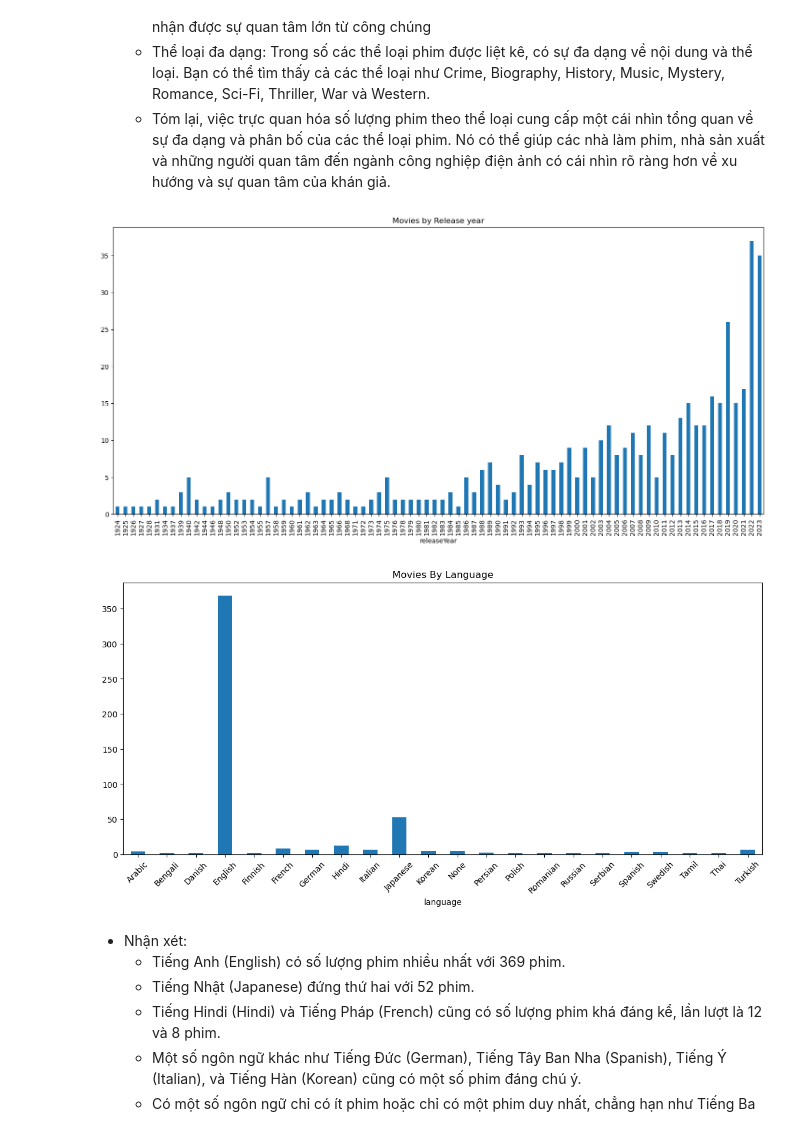
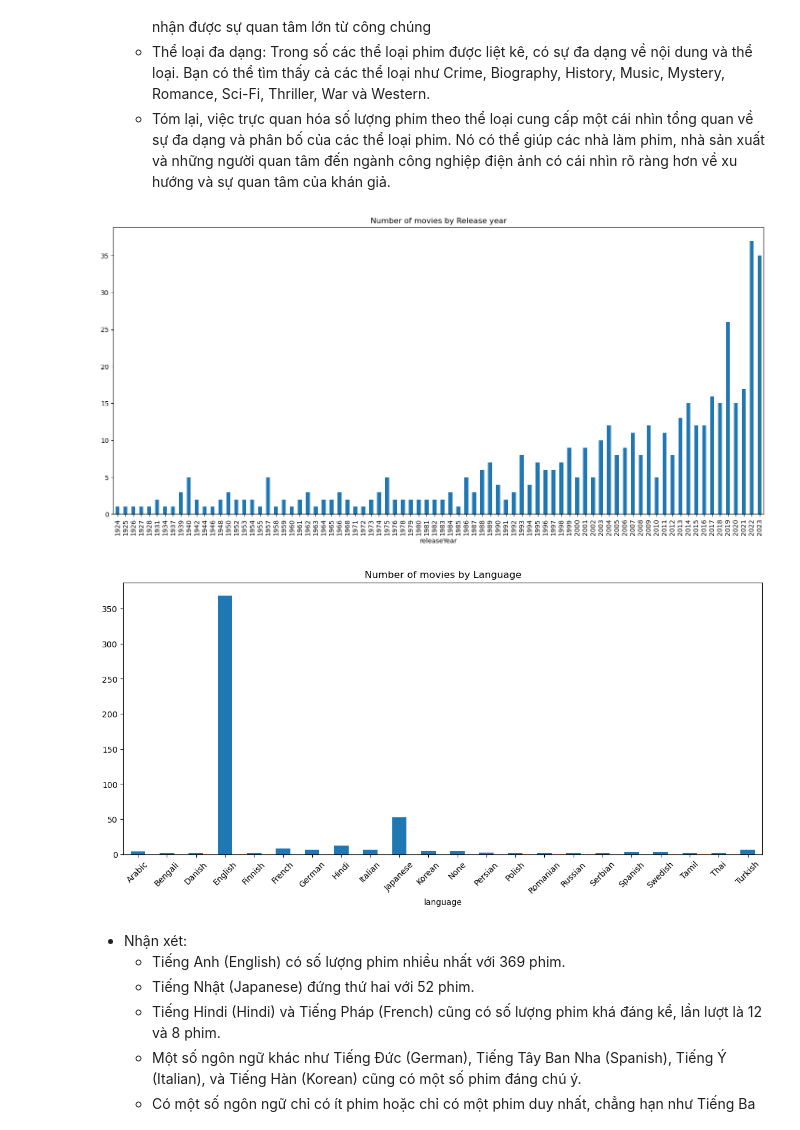
Before and after one commit to LeRon1605/movie-recommender-system, a Jupyter notebook: visualize-data/data-visualisation.ipynb, the cells around one changed output. Drawn from its saved outputs; the diff is of its cells as text; code cells hidden in the pictures.

Commit message:
fix: clean and visualize data

```diff
--- a/visualize-data/data-visualisation.ipynb
+++ b/visualize-data/data-visualisation.ipynb
@@ -278,19 +278,19 @@ plt.show()
 releaseYear = movies['releaseYear']
 df = pd.DataFrame(movies['releaseYear']).groupby('releaseYear').size()
 df.plot.bar(figsize=(18,8))
-plt.title('Movies by Release year')
+plt.title('Number of movies by Release year')
 plt.show()
 # %% [output]
-[figure, old version]
+[figure, new version]
 # %%
 language = movies['language']
 df = pd.DataFrame(movies['language']).groupby('language').size()
 df.plot.bar(figsize=(14,6))
-plt.title('Movies By Language')
+plt.title('Number of movies by Language')
 plt.xticks(rotation=45)
 plt.show()
 # %% [output]
-[figure, old version]
+[figure, new version]
 # %% [markdown]
 - Nhận xét:
     + Tiếng Anh (English) có số lượng phim nhiều nhất với 369 phim.
```
Also changed, not shown: parts of 3 cells of this notebook.
